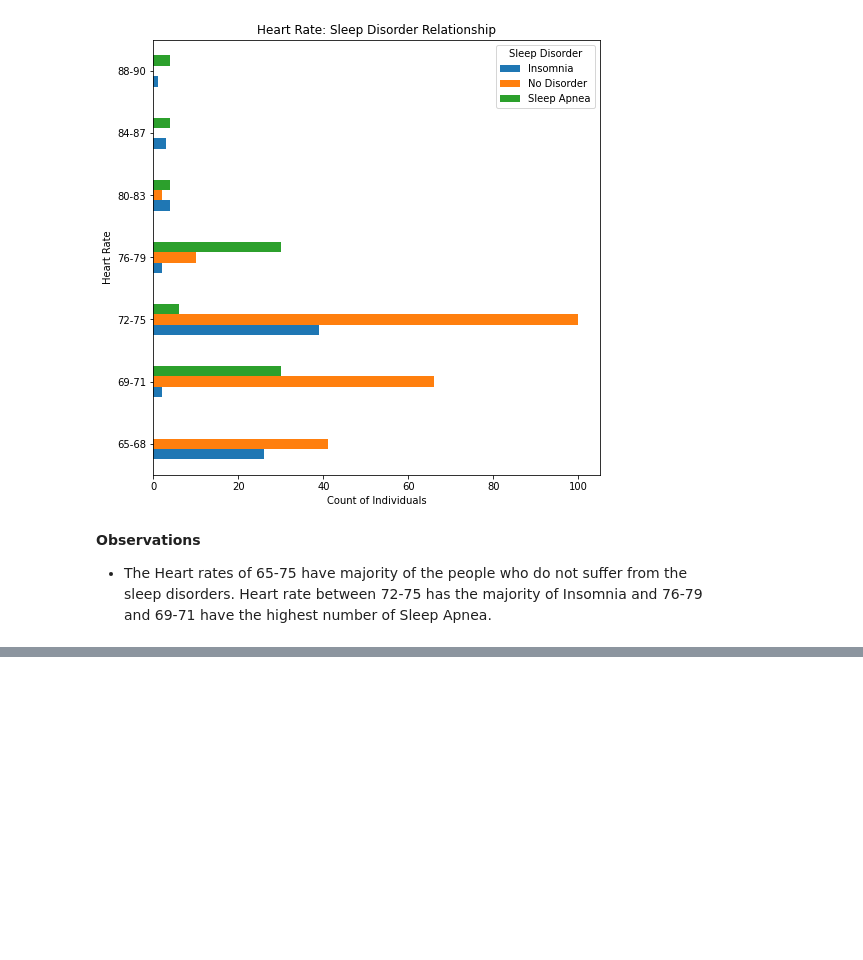
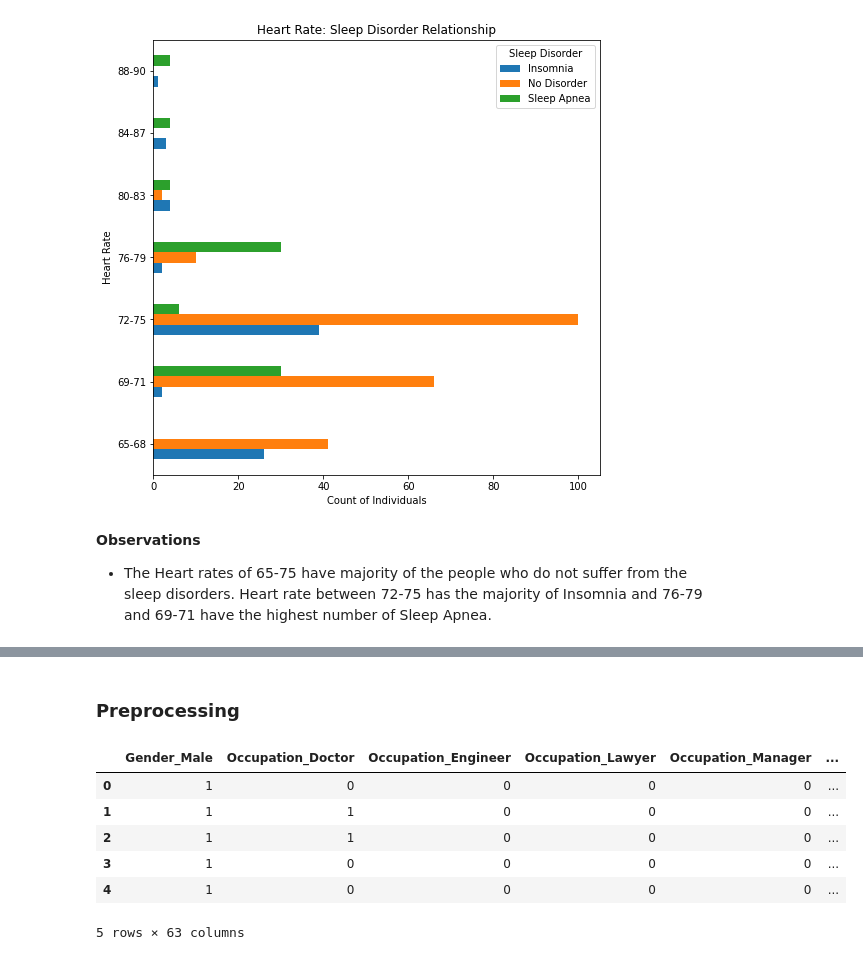
Before and after one commit to jgatharia/Health_and_Sleep_Relation_Project, a Jupyter notebook: health_and_wellness.ipynb, the cells around one changed output, grey strips where cells are left out. Cells and saved outputs as stored; diff of their text form; code cells hidden in the pictures; blank space fills up the shorter version.

```diff
--- a/health_and_wellness.ipynb
+++ b/health_and_wellness.ipynb
@@ -675,0 +665,20 @@ SyntaxError: invalid syntax (<ipython-input-291-526e4e19cd8e>, line 5)
+# %% [markdown]
+### Preprocessing
+# %%
+#Select the categorical columns
+categoricals = health_wellness_df.select_dtypes(exclude='number')
+categoricals.head()
+#Get dummies for the categorical columns
+cat_encorded = pd.get_dummies(categoricals, drop_first=True, dtype='int')
+#Select the numerical columns
+numericals = health_wellness_df.select_dtypes(include='number')
+df = pd.concat([cat_encorded, numericals], axis=1)
+df.head()
+# %% [output]
+|  | Gender_Male | Occupation_Doctor | Occupation_Engineer | Occupation_Lawyer | Occupation_Manager | ... |
+| 0 | 1 | 0 | 0 | 0 | 0 | ... |
+| 1 | 1 | 1 | 0 | 0 | 0 | ... |
+| 2 | 1 | 1 | 0 | 0 | 0 | ... |
+| 3 | 1 | 0 | 0 | 0 | 0 | ... |
+| 4 | 1 | 0 | 0 | 0 | 0 | ... |
+5 rows × 63 columns
```
Also changed, not shown: parts of 2 cells of this notebook.
